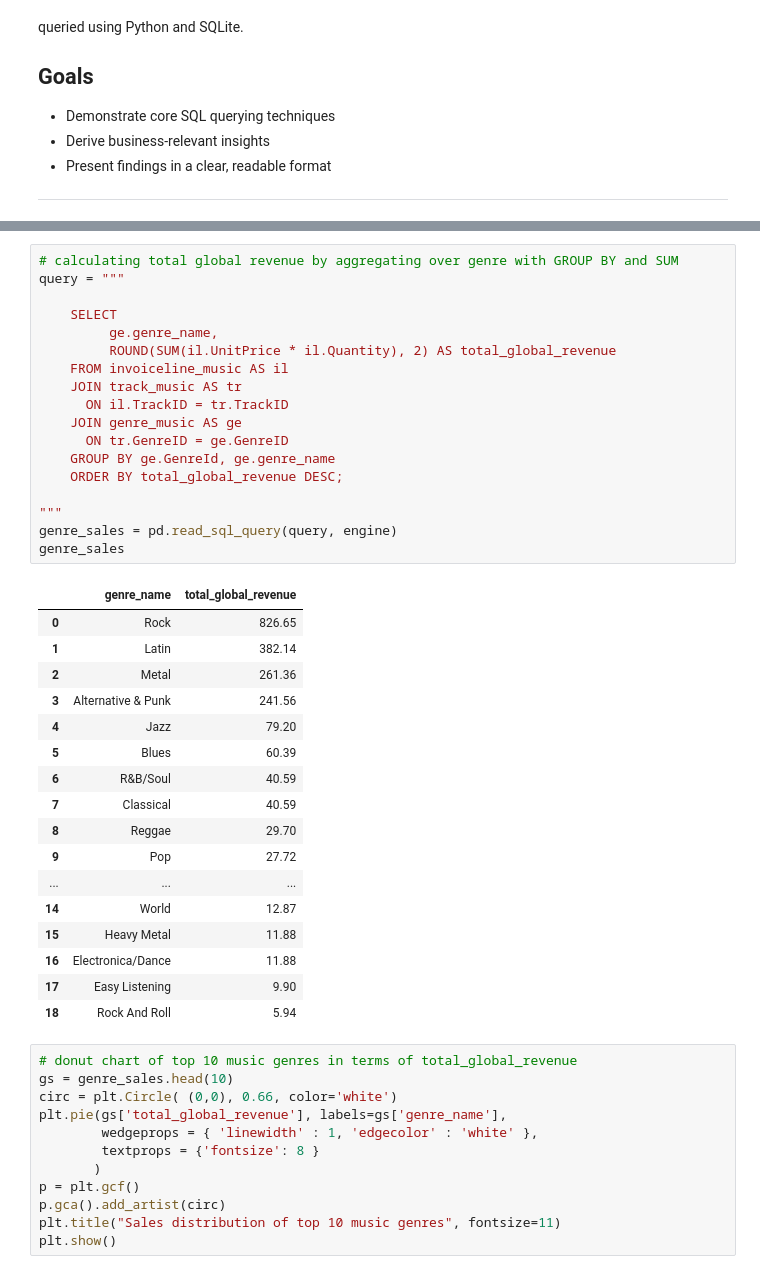
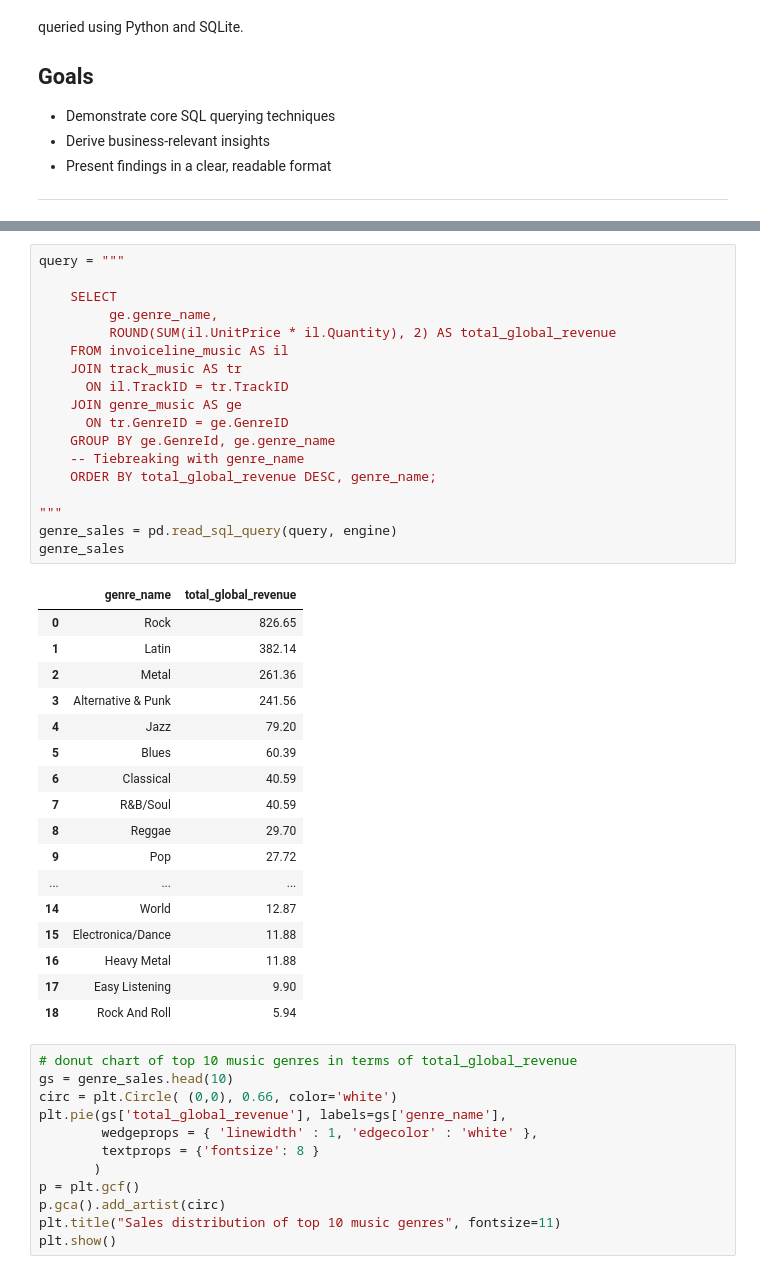
Before and after one commit to bpgodsil/sql-chinook-project, a Jupyter notebook: notebooks/ChinookSQLProject.ipynb, the cells around one changed output, grey strips where cells are left out. Cells and saved outputs as stored; diff of their text form.

```diff
--- a/notebooks/ChinookSQLProject.ipynb
+++ b/notebooks/ChinookSQLProject.ipynb
@@ -134,37 +188,37 @@ plt.show()
 # %%
-# calculating total global revenue by aggregating over genre with GROUP BY and SUM
 query = """
 
     SELECT
          ge.genre_name,
          ROUND(SUM(il.UnitPrice * il.Quantity), 2) AS total_global_revenue
     FROM invoiceline_music AS il
     JOIN track_music AS tr
       ON il.TrackID = tr.TrackID
     JOIN genre_music AS ge
       ON tr.GenreID = ge.GenreID
     GROUP BY ge.GenreId, ge.genre_name
-    ORDER BY total_global_revenue DESC;
+    -- Tiebreaking with genre_name
+    ORDER BY total_global_revenue DESC, genre_name;
 
 """
 genre_sales = pd.read_sql_query(query, engine)
 genre_sales
 # %% [output]
 |  | genre_name | total_global_revenue |
 | 0 | Rock | 826.65 |
 | 1 | Latin | 382.14 |
 | 2 | Metal | 261.36 |
 | 3 | Alternative & Punk | 241.56 |
 | 4 | Jazz | 79.20 |
 | 5 | Blues | 60.39 |
-| 6 | R&B/Soul | 40.59 |
-| 7 | Classical | 40.59 |
+| 6 | Classical | 40.59 |
+| 7 | R&B/Soul | 40.59 |
 | 8 | Reggae | 29.70 |
 | 9 | Pop | 27.72 |
 | ... | ... | ... |
 | 14 | World | 12.87 |
-| 15 | Heavy Metal | 11.88 |
-| 16 | Electronica/Dance | 11.88 |
+| 15 | Electronica/Dance | 11.88 |
+| 16 | Heavy Metal | 11.88 |
 | 17 | Easy Listening | 9.90 |
 | 18 | Rock And Roll | 5.94 |
 # %%
```
Also changed, not shown: parts of 25 cells of this notebook, 2 other files.
